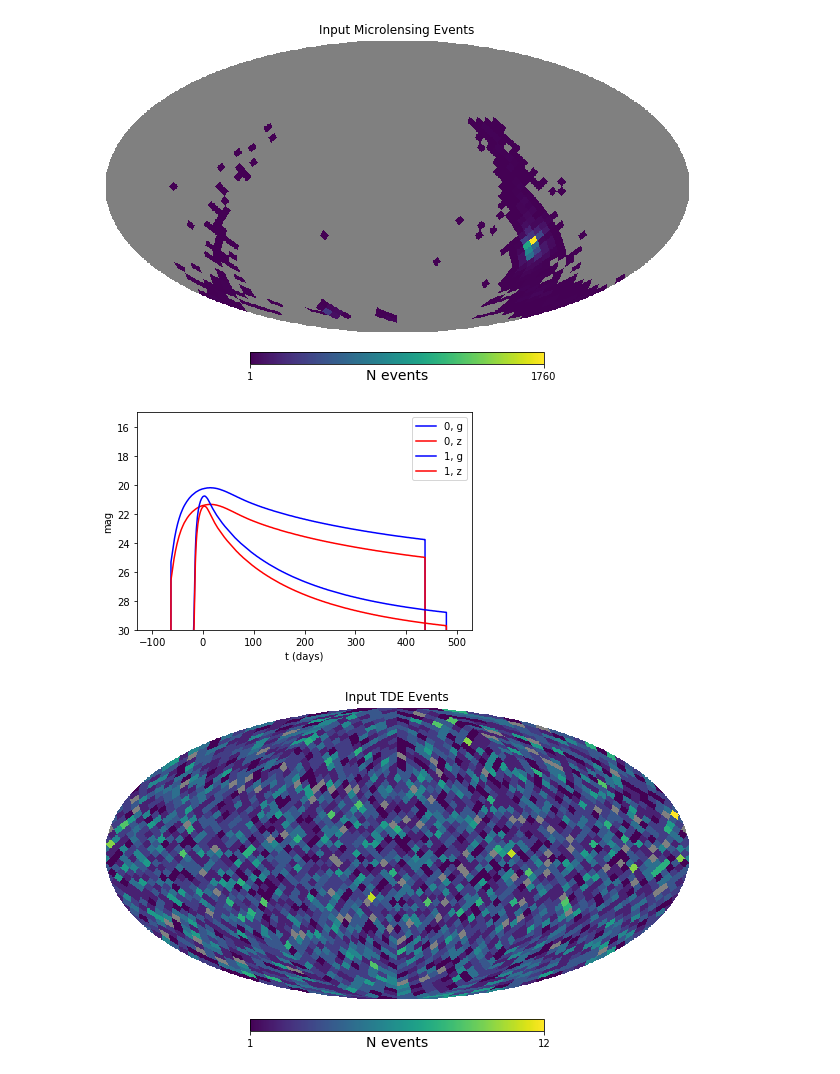
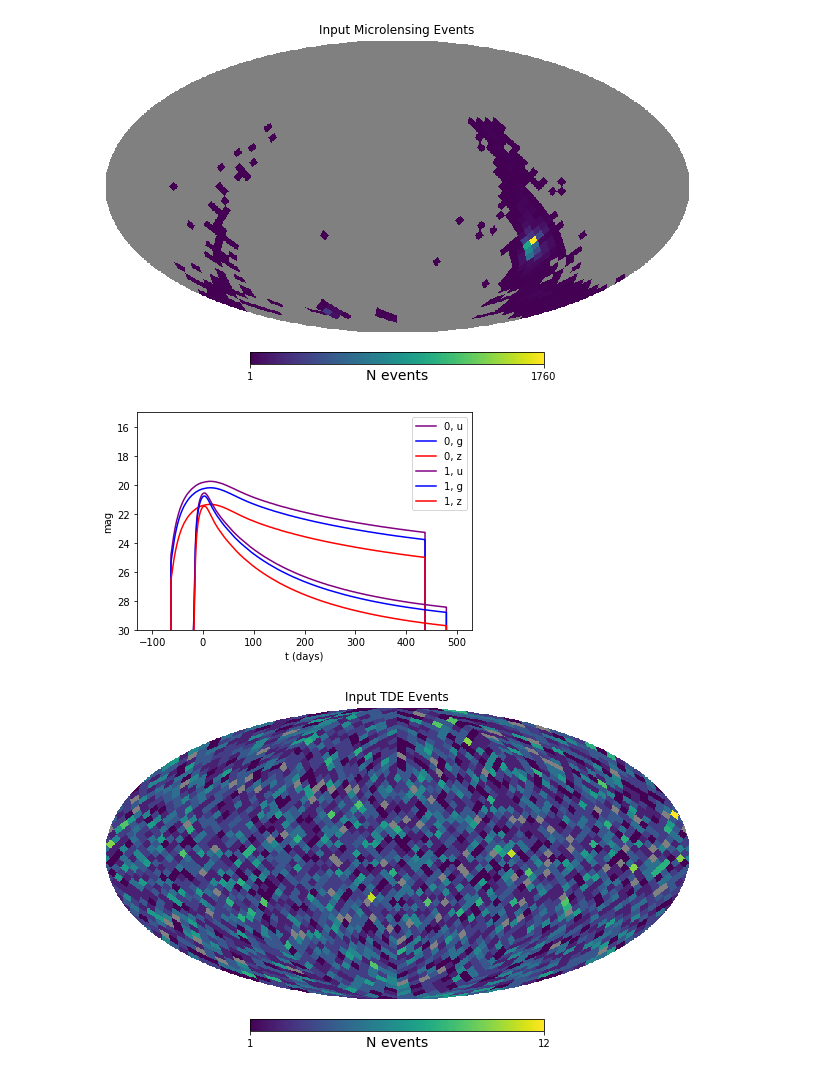
Before and after one commit to lsst-sims/smtn-013, a Jupyter notebook: microlensing_and_tde_metrics.ipynb, the cells around one changed output. Cells and saved outputs as stored; diff of their text form; code cells hidden in the pictures.

```diff
--- a/microlensing_and_tde_metrics.ipynb
+++ b/microlensing_and_tde_metrics.ipynb
@@ -151,21 +151,25 @@ plt.savefig('_static/micro_input.png')
 # %%
 # let's plot up a few of the lightcurves
 ivals=[0,1]
 metric = TdePopMetric()
 slicer = generateTdePopSlicer(seed=42)
 for i in ivals:
     t = np.arange(-100, 500)
+    lc = metric.lightcurves.interp(t, 'u', lc_indx=slicer.slicePoints['file_indx'][i])
+    plt.plot(t, lc, color='purple', label='%i, u' % i)
     lc = metric.lightcurves.interp(t, 'g', lc_indx=slicer.slicePoints['file_indx'][i])
     plt.plot(t, lc, color='blue', label='%i, g' % i)
     lc = metric.lightcurves.interp(t, 'z', lc_indx=slicer.slicePoints['file_indx'][i])
     plt.plot(t, lc, color='red', label='%i, z' % i)
+
+
 plt.ylim([30,15])
 plt.xlabel('t (days)')
 plt.ylabel('mag')
 plt.legend()
 plt.savefig('_static/tde_lc.png')
 # %% [output]
-[figure, old version]
+[figure, new version]
 # %%
 input_map = _healbin(slicer.slicePoints['ra'], slicer.slicePoints['dec'], slicer.slicePoints['dec']*0+1,
                     nside=16, reduceFunc=np.sum)
```
Also changed, not shown: parts of 1 cell of this notebook, 2 other files.
